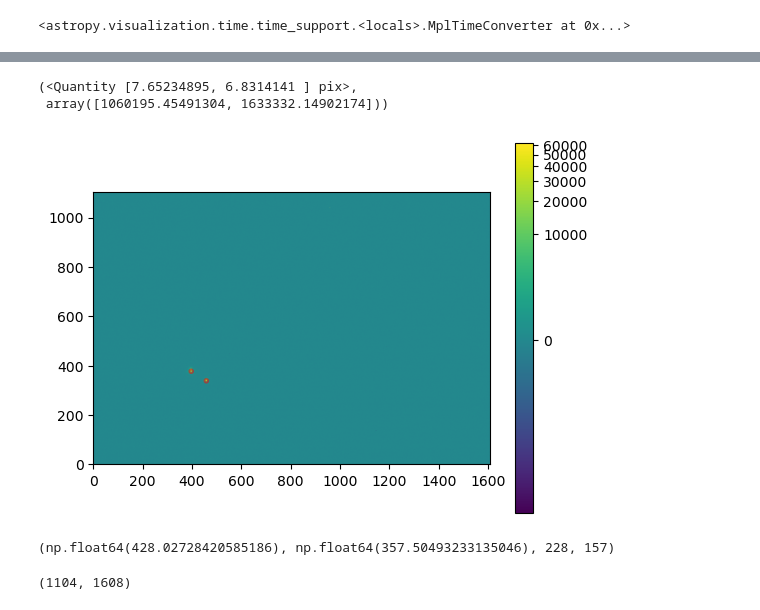
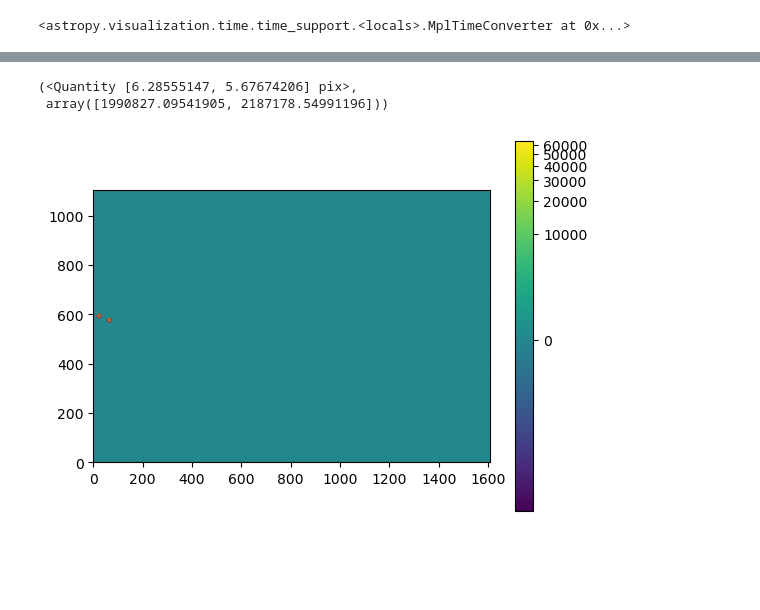
Before and after one commit to tepickering/timdimm_tng, a Jupyter notebook: notebooks/dimm_dev.ipynb, the cells around one changed output, grey strips where cells are left out. Saved outputs shown, nothing was run; the diff lists cells and outputs as text; code cells hidden in the pictures; blank space fills up the shorter version.

```diff
--- a/notebooks/dimm_dev.ipynb
+++ b/notebooks/dimm_dev.ipynb
@@ -112,25 +87,21 @@ TypeError: segment_img must be a SegmentationImage
 # %%
-aperture_data = load_ser_file(Path.home() / "bad_boxes.ser")
+aperture_data = load_ser_file("test.ser")
 aperture_image = np.mean(aperture_data['data'], axis=0)
 aps = find_apertures(aperture_data['data'][1], threshold=35, brightest=2, plot=True)
 ap_stats = ApertureStats(aperture_image, aps[0])
 centroids = ap_stats.centroid
 ap_stats.fwhm, ap_stats.sum
 # %% [output]
-(<Quantity [7.65234895, 6.8314141 ] pix>,
- array([1060195.45491304, 1633332.14902174]))
+(<Quantity [6.28555147, 5.67674206] pix>,
+ array([1990827.09541905, 2187178.54991196]))
-[figure, old version]
+[figure, new version]
 # %%
 x, y = np.mean(ap_stats.centroid, axis=0)
 left = max(0, int(x - 200))
 top = max(0, int(y - 200))
 x, y, left, top
-# %% [output]
-(np.float64(428.02728420585186), np.float64(357.50493233135046), 228, 157)
 # %%
 aperture_data['data'][0].shape
-# %% [output]
-(1104, 1608)
 # %%
 fig, ax = plt.subplots()
 idx = 1000
```
Also changed, not shown: parts of 41 cells of this notebook, 1 other file.
